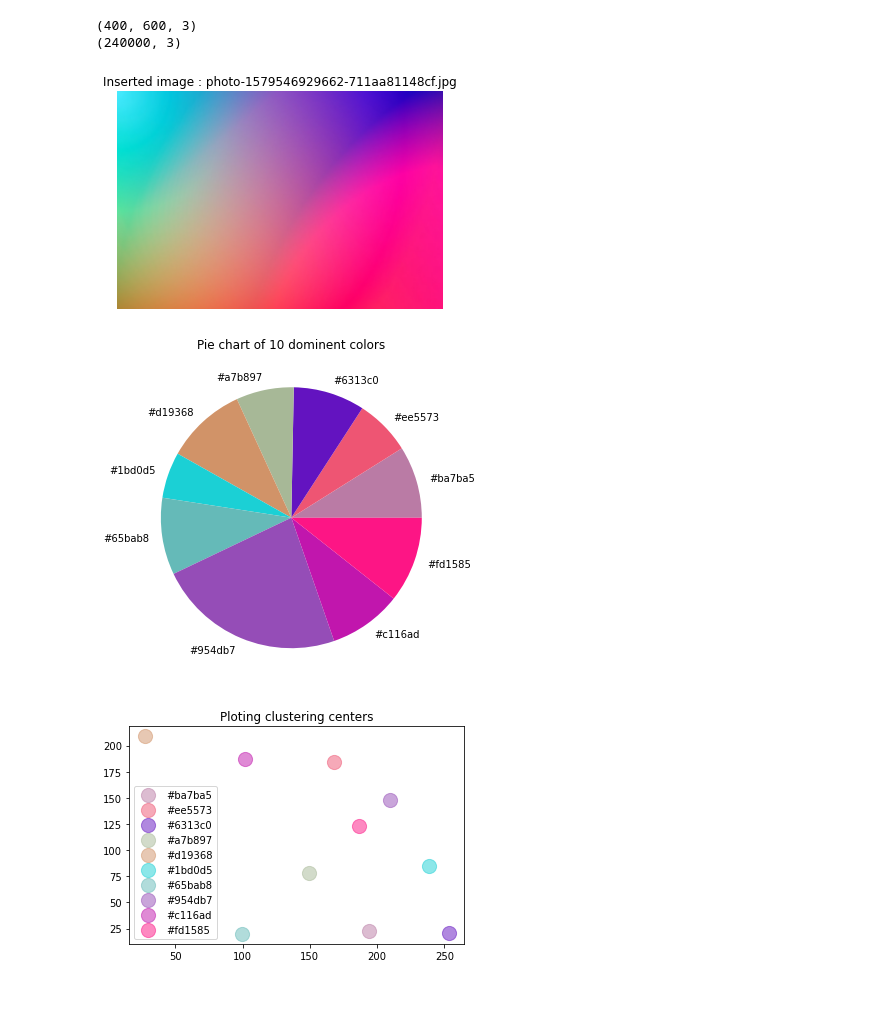
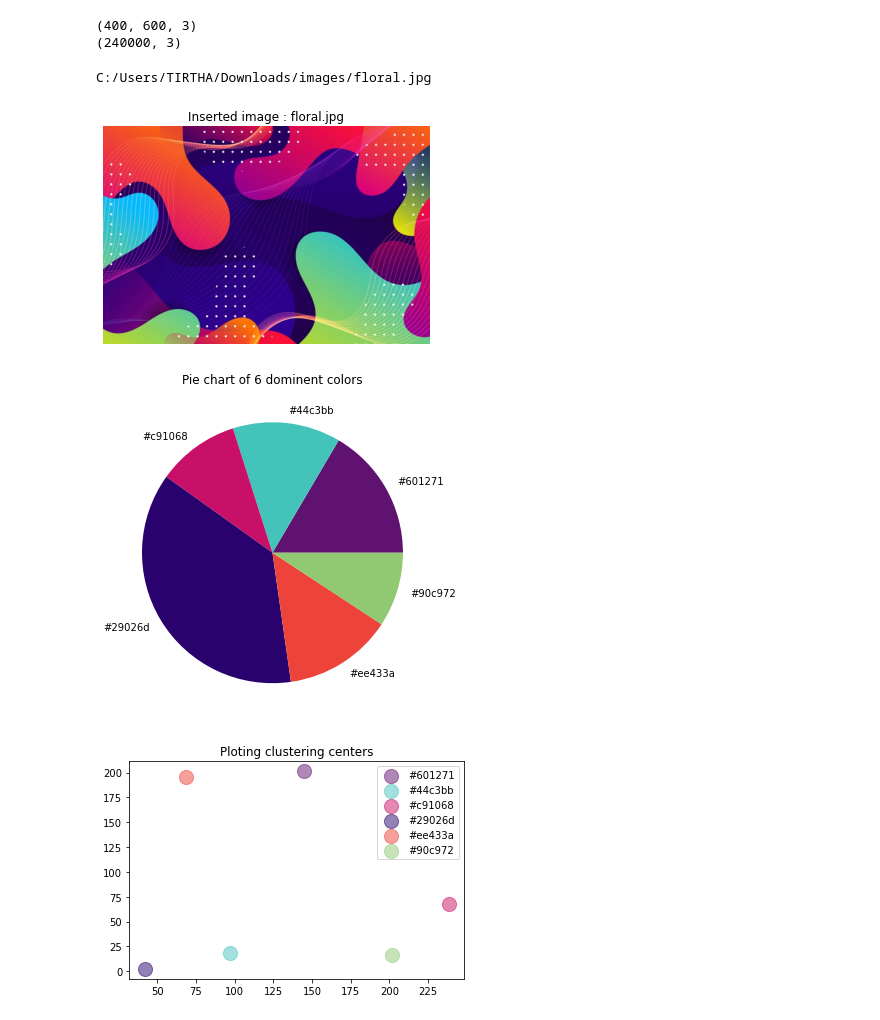
Before and after one commit to tirtharajsinha/image-color-extractor, a Jupyter notebook: Color identification from image using K-means clustering.ipynb, the cells around one changed output. Cells and saved outputs as stored; diff of their text form; code cells hidden in the pictures.

```diff
--- a/Color identification from image using K-means clustering.ipynb
+++ b/Color identification from image using K-means clustering.ipynb
@@ -10,7 +10,7 @@ import pprint
 
 %matplotlib inline
 # %%
-image = cv2.imread('C:/Users/TIRTHA/Downloads/images/photo-1579546929662-711aa81148cf.jpg')
+image = cv2.imread('C:/Users/TIRTHA/Downloads/images/a7d2d8ae116f32f8e64ea45e4154bf50.jpg')
 image = cv2.cvtColor(image, cv2.COLOR_BGR2RGB)
 plt.axis('off')
 plt.imshow(image)
@@ -36,6 +36,8 @@ def RGB2HEX(color):
     return "#{:02x}{:02x}{:02x}".format(int(color[0]), int(color[1]), int(color[2]))
 # %%
 def get_image(image_path):
+    image_path=image_path.replace("\\","/")
+    print(image_path)
     image = cv2.imread(image_path)
     image = cv2.cvtColor(image, cv2.COLOR_BGR2RGB)
     plt.axis('off')
@@ -88,8 +90,10 @@ def color_extractor(image,number_of_colors,plot_pie=True,plot_cls_c=True):
 
     return result
 # %%
-report=color_extractor(get_image('C:/Users/TIRTHA/Downloads/images/photo-1579546929662-711aa81148cf.jpg'),10,True,True)
+%%time
+report=color_extractor(get_image(r"C:\Users\TIRTHA\Downloads\images\floral.jpg"),6,True,True)
 # %% [output]
+C:/Users/TIRTHA/Downloads/images/floral.jpg
-[figure, old version]
+[figure, new version]
-[figure, old version]
+[figure, new version]
-[figure, old version]
+[figure, new version]
```
Also changed, not shown: parts of 3 cells of this notebook.
